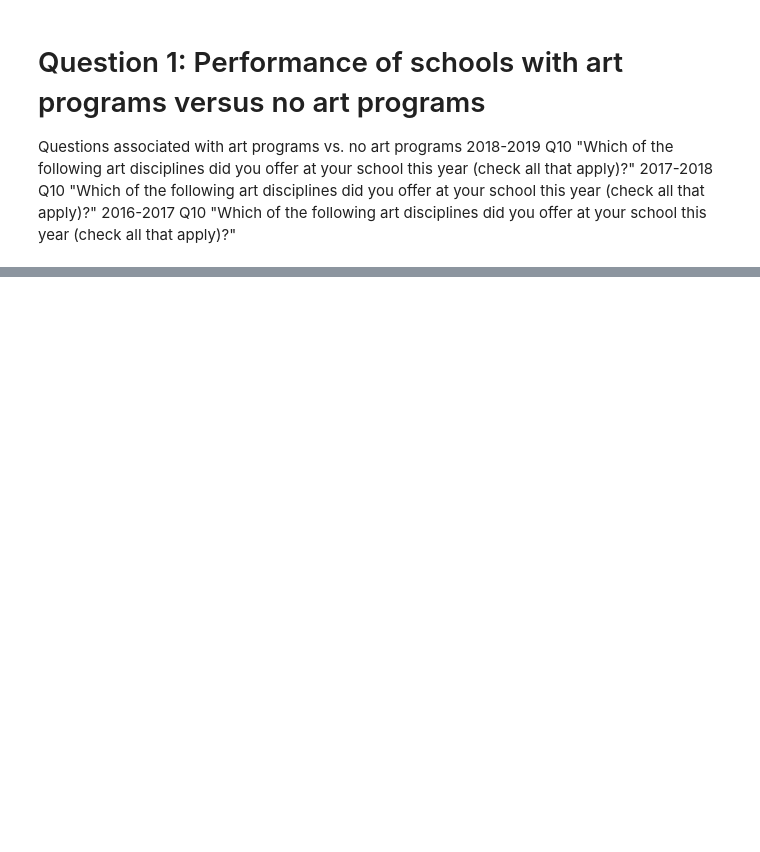
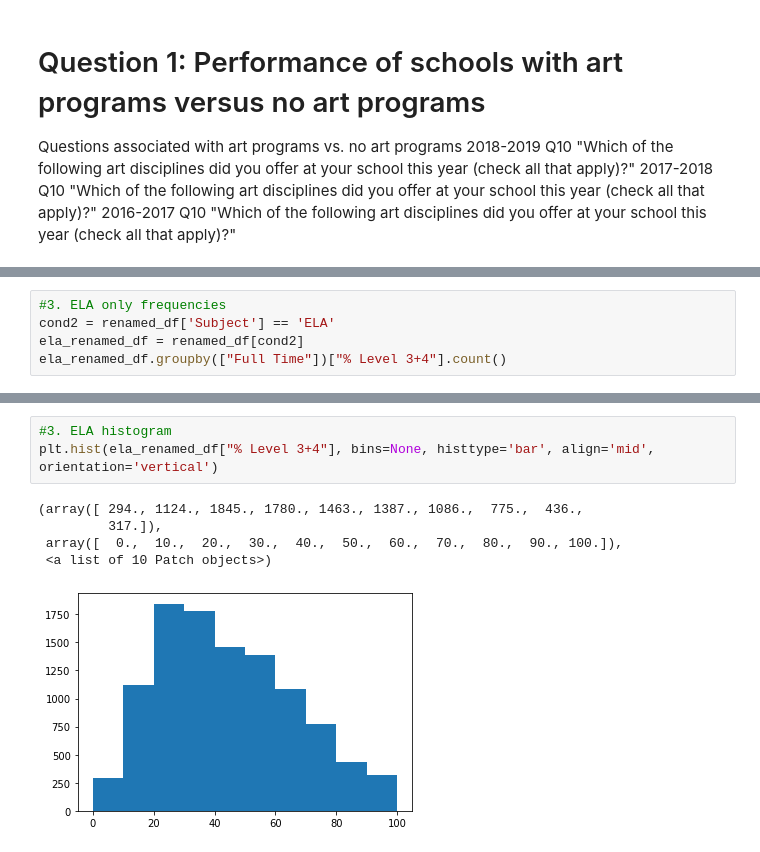
Before and after one commit to tomtav/arts-edu-impact, a Jupyter notebook: dev/aforshee/Question1.ipynb, the cells around one changed output, grey strips where cells are left out. Saved outputs shown, nothing was run; the diff lists cells and outputs as text; blank space fills up the shorter version.

```diff
--- a/dev/aforshee/Question1.ipynb
+++ b/dev/aforshee/Question1.ipynb
@@ -183,0 +207,5 @@ renamed_df.sort_values(by=['Sum of Programs'], ascending =True)
+# %%
+#3. ELA only frequencies
+cond2 = renamed_df['Subject'] == 'ELA'
+ela_renamed_df = renamed_df[cond2]
+ela_renamed_df.groupby(["Full Time"])["% Level 3+4"].count()
@@ -183,0 +235,9 @@ renamed_df.sort_values(by=['Sum of Programs'], ascending =True)
+# %%
+#3. ELA histogram
+plt.hist(ela_renamed_df["% Level 3+4"], bins=None, histtype='bar', align='mid', orientation='vertical')
+# %% [output]
+(array([ 294., 1124., 1845., 1780., 1463., 1387., 1086.,  775.,  436.,
+         317.]),
+ array([  0.,  10.,  20.,  30.,  40.,  50.,  60.,  70.,  80.,  90., 100.]),
+ <a list of 10 Patch objects>)
+[figure, added]
```
Also changed, not shown: parts of 31 cells of this notebook, 1 other file.
